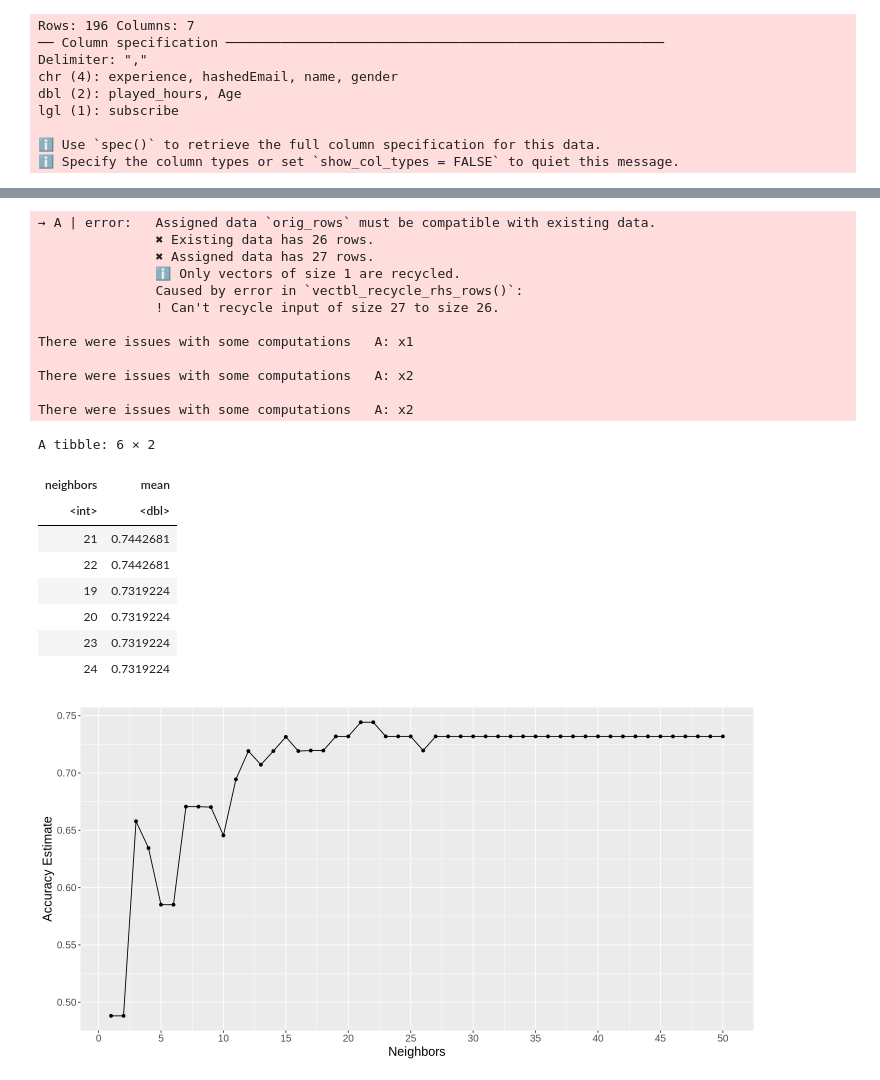
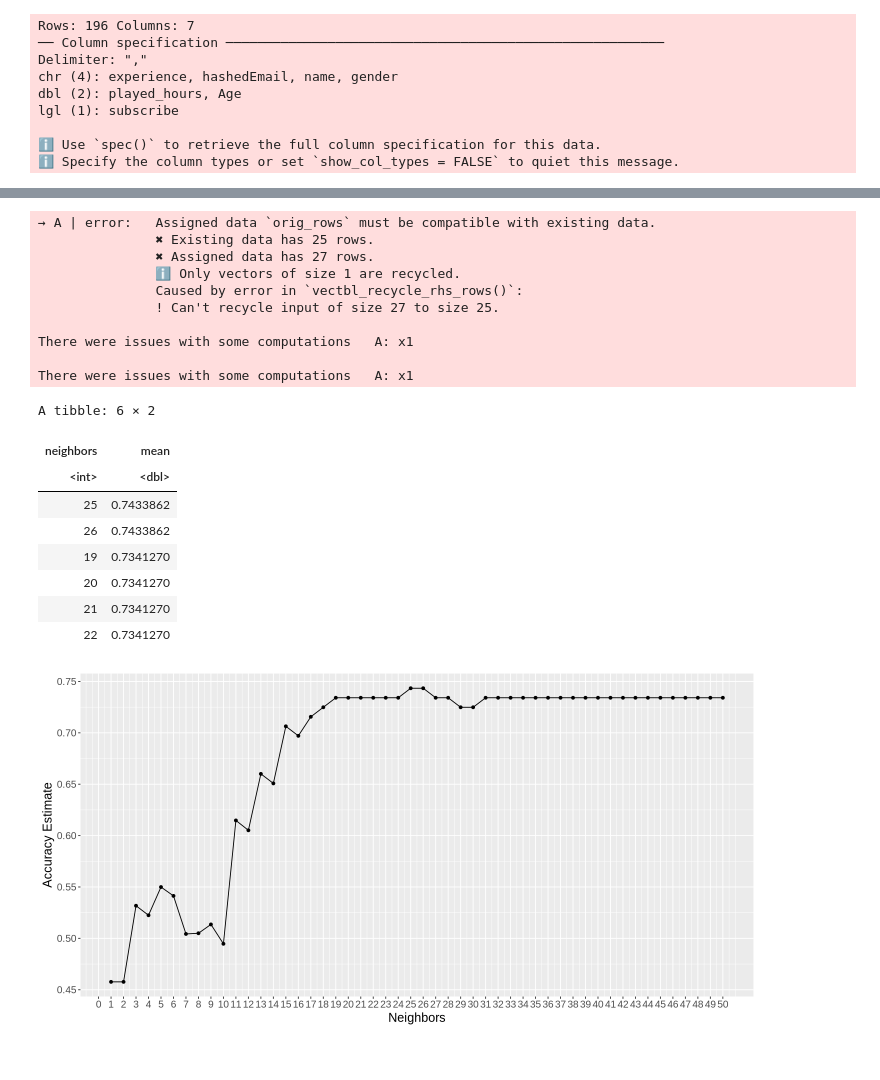
Before and after one commit to 604Beast/Project-Planning-Stage, a Jupyter notebook: ROUGH FINAL PROJECT CODE.ipynb, the cells around one changed output, grey strips where cells are left out. Cells and saved outputs as stored; diff of their text form; code cells hidden in the pictures.

```diff
--- a/ROUGH FINAL PROJECT CODE.ipynb
+++ b/ROUGH FINAL PROJECT CODE.ipynb
@@ -58,6 +115,6 @@ Warning message:
 # %%
-set.seed(1)
-players_recipe <- recipe(subscribe ~ Age + played_hours, data = players_training)|>
+set.seed(9999)
+players_recipe <- recipe(subscribe ~ played_hours +Age, data = players_training)|>
                 step_scale(all_predictors()) |>
                 step_center(all_predictors())
 
@@ -81,33 +138,31 @@ players_results <-workflow() |>
 head(players_results)
 # %% [output]
 → A | error:   Assigned data `orig_rows` must be compatible with existing data.
-               ✖ Existing data has 26 rows.
+               ✖ Existing data has 25 rows.
                ✖ Assigned data has 27 rows.
                ℹ Only vectors of size 1 are recycled.
                Caused by error in `vectbl_recycle_rhs_rows()`:
-               ! Can't recycle input of size 27 to size 26.
+               ! Can't recycle input of size 27 to size 25.
 
 There were issues with some computations   A: x1
 
-There were issues with some computations   A: x2
-
-There were issues with some computations   A: x2
+There were issues with some computations   A: x1
 A tibble: 6 × 2
 | neighbors | mean |
 | <int> | <dbl> |
-| 21 | 0.7442681 |
-| 22 | 0.7442681 |
-| 19 | 0.7319224 |
-| 20 | 0.7319224 |
-| 23 | 0.7319224 |
-| 24 | 0.7319224 |
+| 25 | 0.7433862 |
+| 26 | 0.7433862 |
+| 19 | 0.7341270 |
+| 20 | 0.7341270 |
+| 21 | 0.7341270 |
+| 22 | 0.7341270 |
 # %%
 accuracy_vs_k <- ggplot(players_results, aes(x = neighbors, y = mean))+
                 geom_point()+
                 geom_line()+
                 labs( x = "Neighbors", y = "Accuracy Estimate") +
-                scale_x_continuous(breaks = seq(0,100, by = 5)) +
+                scale_x_continuous(breaks = seq(0,50, by = 1)) +
                 theme(text = element_text(size = 15))
 accuracy_vs_k
 # %% [output]
-[figure, old version]
+[figure, new version]
```
Also changed, not shown: parts of 13 cells of this notebook.
